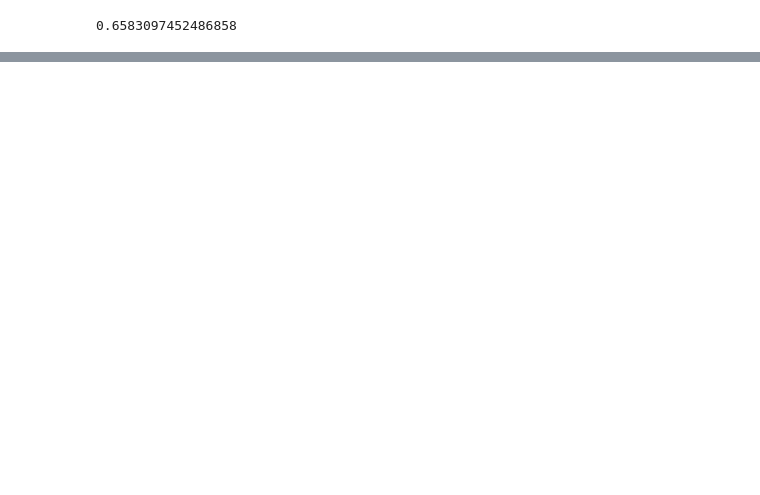
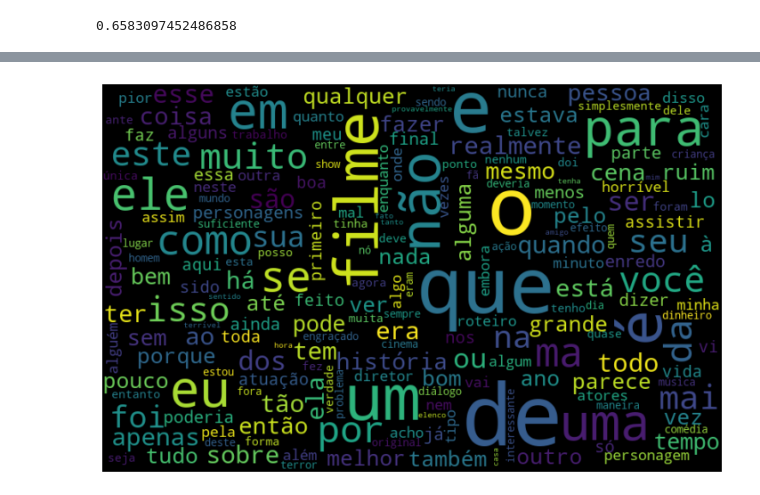
Before and after one commit to carlosr-henriques/imdb-pt-br-an-lise-de-sentimentos, a Jupyter notebook: imdb-pt-br-sentiment-analysis.ipynb, the cells around one changed output, grey strips where cells are left out. Cells and saved outputs as stored; diff of their text form; code cells hidden in the pictures; blank space fills up the shorter version.

```diff
--- a/imdb-pt-br-sentiment-analysis.ipynb
+++ b/imdb-pt-br-sentiment-analysis.ipynb
@@ -75,0 +162,4 @@ print(accuracy)
+# %%
+generate_negative_cloud(df, 'text_pt')
+# %% [output]
+[figure, added]
```
Also changed, not shown: parts of 22 cells of this notebook.
